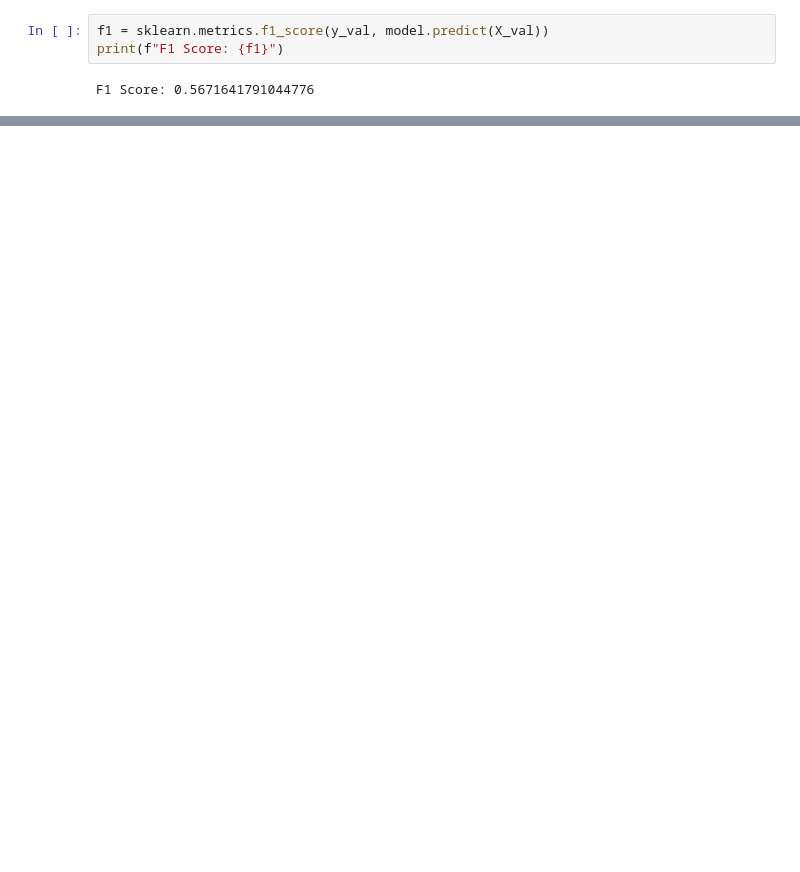
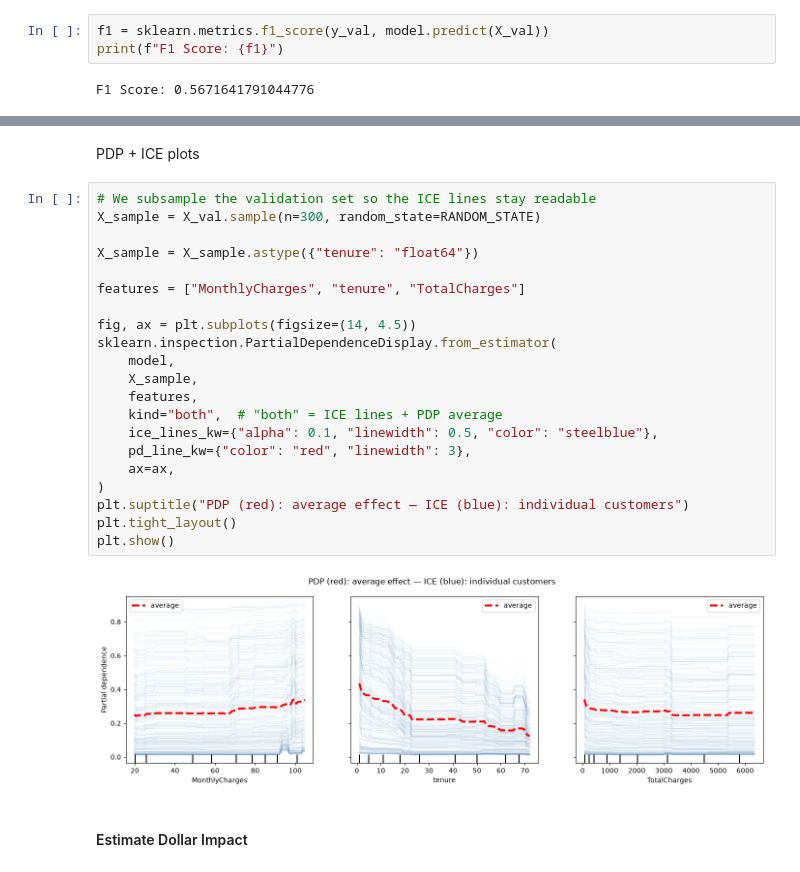
Before and after one commit to dzur658/xgboost-churn-demo, a Jupyter notebook: demo.ipynb, the cells around one changed output, grey strips where cells are left out. Cells and saved outputs as stored; diff of their text form; blank space fills up the shorter version.

```diff
--- a/demo.ipynb
+++ b/demo.ipynb
@@ -229,0 +279,27 @@ F1 Score: 0.5671641791044776
+# %% [markdown]
+PDP + ICE plots
+# %%
+# We subsample the validation set so the ICE lines stay readable
+X_sample = X_val.sample(n=300, random_state=RANDOM_STATE)
+
+X_sample = X_sample.astype({"tenure": "float64"})
+
+features = ["MonthlyCharges", "tenure", "TotalCharges"]
+
+fig, ax = plt.subplots(figsize=(14, 4.5))
+sklearn.inspection.PartialDependenceDisplay.from_estimator(
+    model,
+    X_sample,
+    features,
+    kind="both",  # "both" = ICE lines + PDP average
+    ice_lines_kw={"alpha": 0.1, "linewidth": 0.5, "color": "steelblue"},
+    pd_line_kw={"color": "red", "linewidth": 3},
+    ax=ax,
+)
+plt.suptitle("PDP (red): average effect — ICE (blue): individual customers")
+plt.tight_layout()
+plt.show()
+# %% [output]
+[figure, added]
+# %% [markdown]
+#### Estimate Dollar Impact
```
Also changed, not shown: parts of 13 cells of this notebook.
